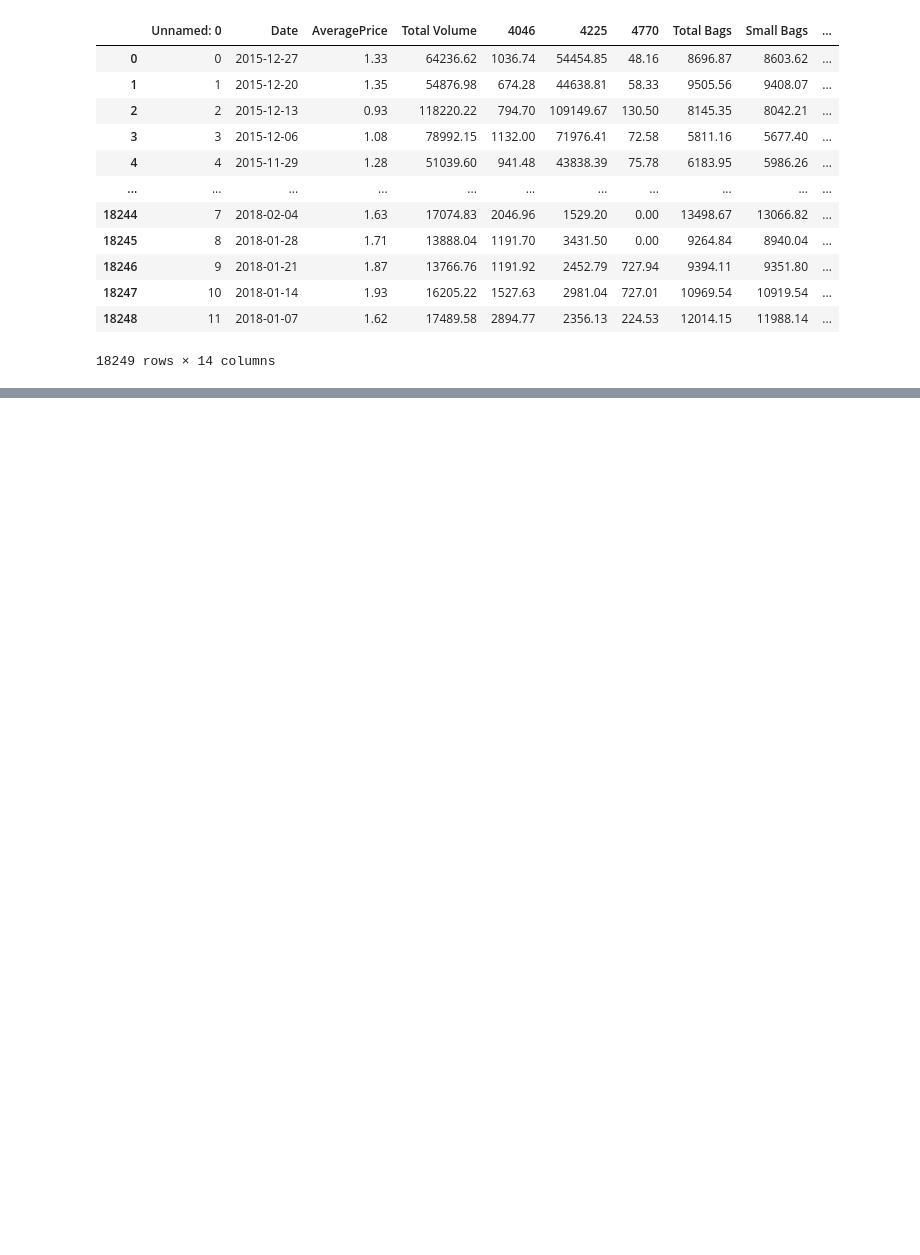
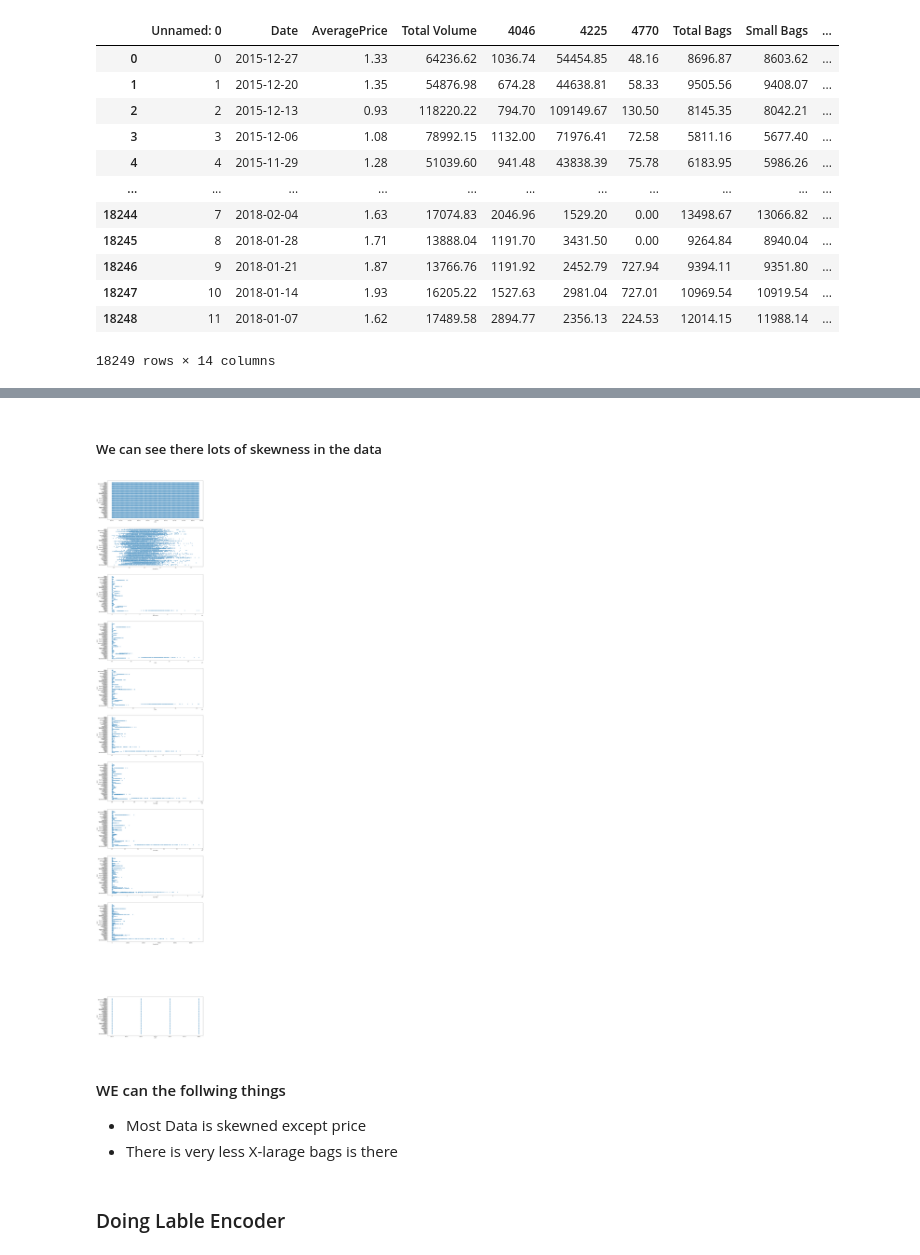
Before and after one commit to im-noob/internship-fliprobo, a Jupyter notebook: datatrained_projects/avacado_project/avacado_project.ipynb, the cells around one changed output, grey strips where cells are left out. Saved outputs shown, nothing was run; the diff lists cells and outputs as text; code cells hidden in the pictures; blank space fills up the shorter version.

```diff
--- a/datatrained_projects/avacado_project/avacado_project.ipynb
+++ b/datatrained_projects/avacado_project/avacado_project.ipynb
@@ -18,0 +149,19 @@ pd.read_csv('avocado.csv')
+# %% [markdown]
+##### We can see there lots of skewness in the data
+# %%
+plt.figure(figsize=(20,200))
+j = 0
+for column, dtype in df.drop(['region'],axis=1).dtypes.items():
+
+    j += 1
+    if dtype != 'object':
+        plt.subplot(20,1,j)
+        sns.scatterplot(df[column],df['region'])
+# %% [output]
+[figure, added]
+# %% [markdown]
+#### WE can the follwing things
+* Most Data is skewned except price
+* There is very less X-larage bags is there
+# %% [markdown]
+### Doing Lable Encoder
```
Also changed, not shown: parts of 181 cells of this notebook, 1 other file.
